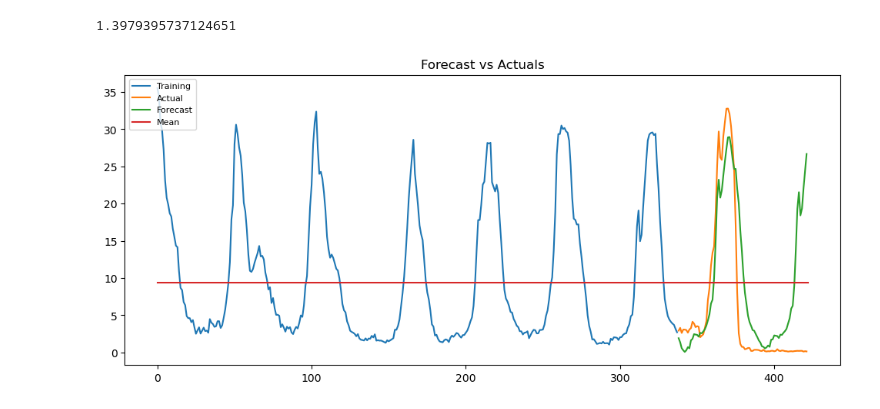
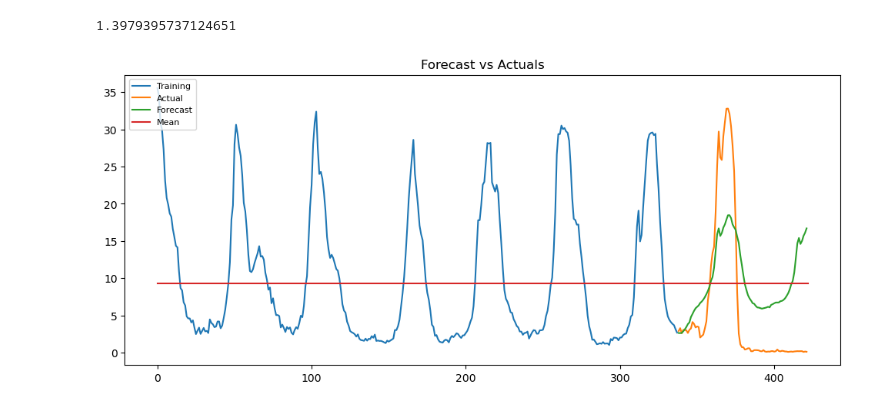
Before and after one commit to andrewmejia600/DS7333, a Jupyter notebook: CASE_STUDY_8/Final Model - pct_positive v2.ipynb, the cells around one changed output. Cells and saved outputs as stored; diff of their text form; code cells hidden in the pictures.

```diff
--- a/CASE_STUDY_8/Final Model - pct_positive v2.ipynb
+++ b/CASE_STUDY_8/Final Model - pct_positive v2.ipynb
@@ -565,23 +567,23 @@ arima_seas_window_ase(flu_data.pct_positive, train_ratio = .80,  order=(7,0,6),
 # %%
 
 #Create Training and Test
 train = flu_data.pct_positive[:338]
 test = flu_data.pct_positive[338:422]
 
 #Model fit and forecast
-model = ARIMA(flu_data.pct_positive[:338], order=(7,0,6), seasonal_order = (1, 1, 0, 52))
+model = ARIMA(flu_data.pct_positive[:338], order=(7,0,6), seasonal_order = (1, 0, 1, 52))
 model_fit = model.fit()
 forecast = model_fit.predict(start = 338, end = 422, dynamic=True)
 forecast_series = pd.Series(forecast, index=test.index)
 
 # Plot
 plt.figure(figsize=(12,5), dpi=100)
 plt.plot(train, label='Training')
 plt.plot(test, label='Actual')
 plt.plot(forecast_series, label='Forecast')
 plt.plot([sum(flu_data.pct_positive.values)/len(flu_data.pct_positive.values) for x in range(len(flu_data.pct_positive))], label='Mean')
 plt.title('Forecast vs Actuals')
 plt.legend(loc='upper left', fontsize=8)
 plt.show()
 # %% [output]
-[figure, old version]
+[figure, new version]
```
Also changed, not shown: parts of 8 cells of this notebook.
